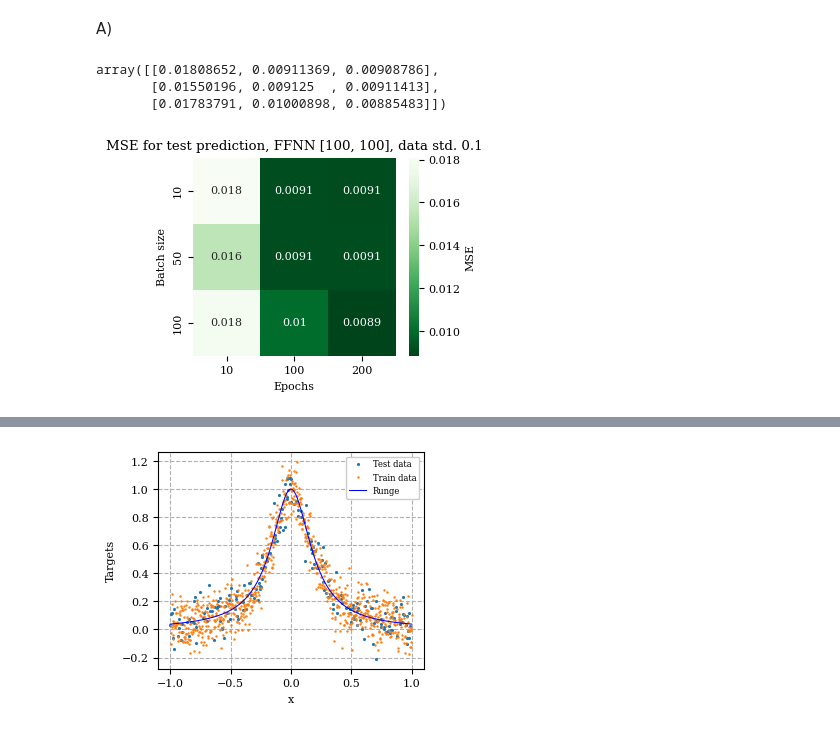
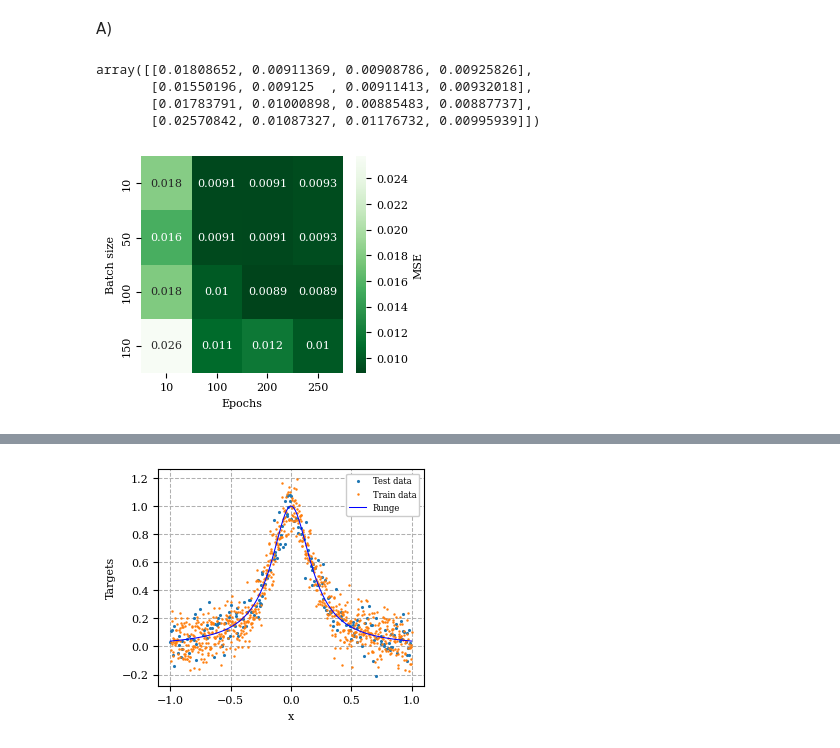
Before and after one commit to johnmagj/FYS-STK4155_Project_2, a Jupyter notebook: Code/B.ipynb, the cells around one changed output, grey strips where cells are left out. Drawn from its saved outputs; the diff is of its cells as text; code cells hidden in the pictures.

```diff
--- a/Code/B.ipynb
+++ b/Code/B.ipynb
@@ -60,8 +60,8 @@ np.random.seed(2025)
 num_input_feats = 1 # Number of input features
 num_output_feats = 1 # Number og output features
 
-batch_sizes = np.array([10, 50, 100])
-epochs = np.array([10, 100, 200])
+batch_sizes = np.array([10, 50, 100, 150])
+epochs = np.array([10, 100, 200, 250])
 
 MSE_test_matrix = np.zeros([len(batch_sizes), len(epochs)])
 MSE_train_matrix = np.zeros([len(batch_sizes), len(epochs)])
@@ -84,44 +84,45 @@ for i in range(len(batch_sizes)):
 
         # Predict
         test_pred = ffnn.predict(X_test_s[:, 0].reshape(-1,1))
-        test_pred = ffnn.predict(X_train_s[:, 0].reshape(-1,1))
+        train_pred = ffnn.predict(X_train_s[:, 0].reshape(-1,1))
 
         # Scale back for comparison against target
         test_pred = scaler_y.inverse_transform(test_pred)
         train_pred = scaler_y.inverse_transform(train_pred)
 
         MSE_test_matrix[i, j] = mean_squared_error(test_pred, y_test)
-        MSE_test_matrix[i, j] = mean_squared_error(test_pred, y_test)
+        MSE_train_matrix[i, j] = mean_squared_error(train_pred, y_train)
 # %%
 MSE_test_matrix
 # %% [output]
-array([[0.01808652, 0.00911369, 0.00908786],
-       [0.01550196, 0.009125  , 0.00911413],
-       [0.01783791, 0.01000898, 0.00885483]])
+array([[0.01808652, 0.00911369, 0.00908786, 0.00925826],
+       [0.01550196, 0.009125  , 0.00911413, 0.00932018],
+       [0.01783791, 0.01000898, 0.00885483, 0.00887737],
+       [0.02570842, 0.01087327, 0.01176732, 0.00995939]])
 # %%
 import seaborn as sns
 
 import matplotlib
 from matplotlib.ticker import MultipleLocator
 
 MM_TO_INCH = 1/25.4
 
 matplotlib.rc("text", usetex=False)
 plt.rc('lines', linewidth=1.0)
 plt.rc("figure", autolayout=True)
 plt.rc("legend", fontsize=6)
 plt.rc("font", family="serif", size=8)
 plt.figure(figsize=(86.78*MM_TO_INCH, 70*MM_TO_INCH))
 # # plt.ticklabel_format(axis = "y", style="sci")
 # # plt.gca().xaxis.set_major_locator(MultipleLocator(base=1, offset=1))   # Configure the markers on the x axis
 # # plt.grid(True, which="both", linestyle="--", linewidth=0.25)
 
 sns.heatmap(MSE_test_matrix, annot=True, cmap="Greens_r", xticklabels=epochs, yticklabels=batch_sizes, cbar_kws={"label": "MSE"}, fmt=".2g")
 plt.xlabel("Epochs")
 plt.ylabel("Batch size")
-plt.title(f"MSE for test prediction, FFNN [100, 100], data std. {std}")
-# plt.savefig("heatmap_MSE_FNN_100_100.pdf", bbox_inches="tight")
+# plt.title(f"MSE for test prediction, FFNN [100, 100], data std. {std}")
+plt.savefig("heatmap_MSE_test_FFNN_100_100_sig_sig.pdf", bbox_inches="tight")
 plt.show()
 plt.close()
 # %% [output]
-[figure, old version]
+[figure, new version]
```
Also changed, not shown: parts of 15 cells of this notebook, 2 other files.
